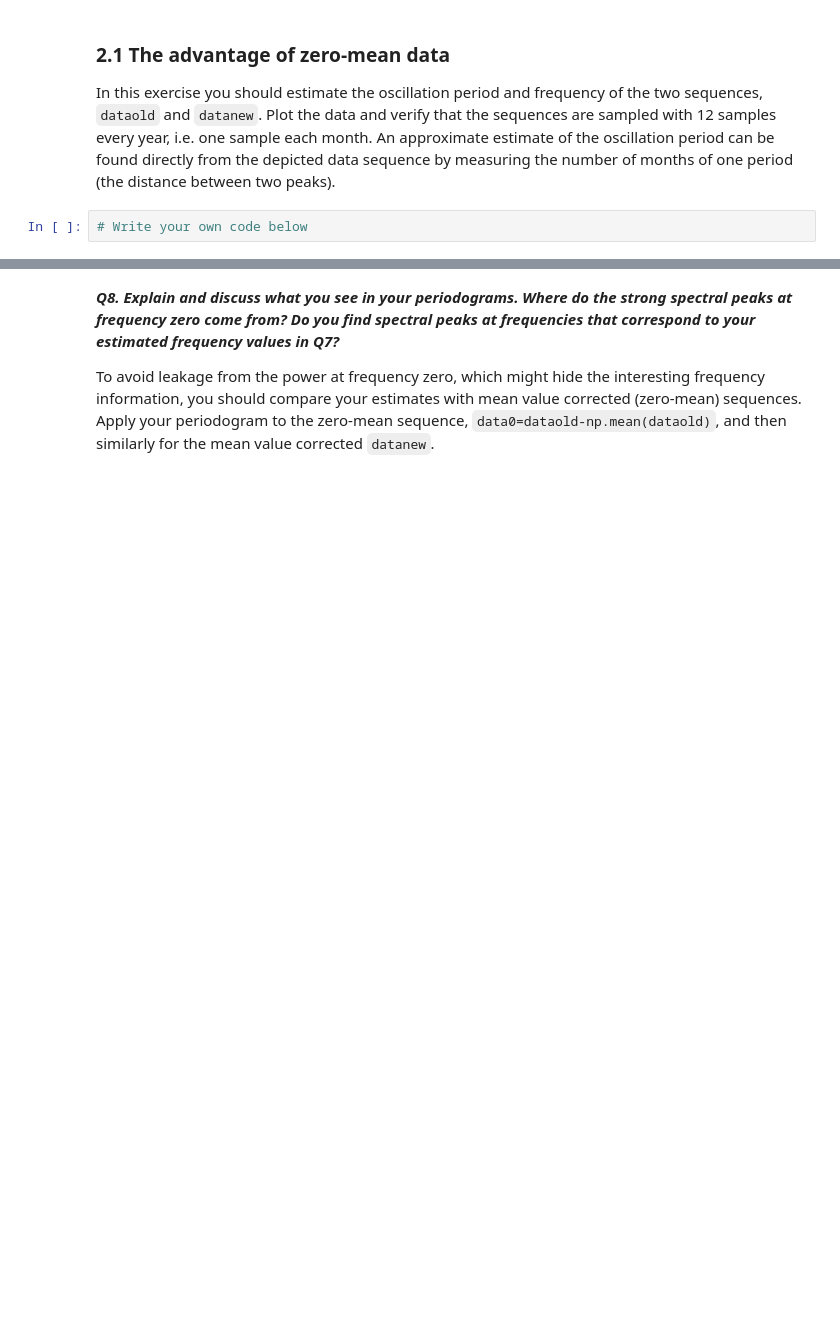
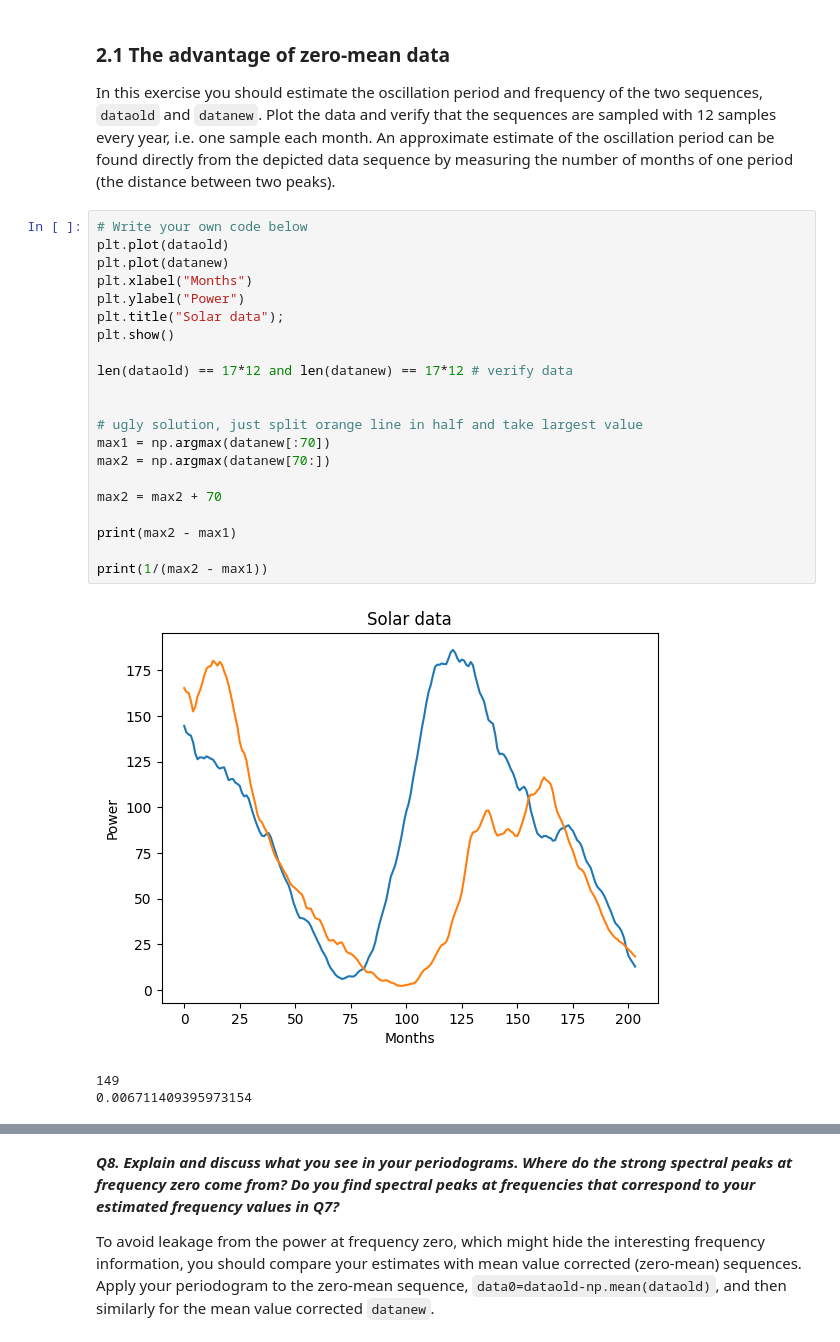
Before and after one commit to axellangenskiold/fmsf10, a Jupyter notebook: pythonLab3.ipynb, the cells around one changed output, grey strips where cells are left out. Drawn from its saved outputs; the diff is of its cells as text; blank space fills up the shorter version.

```diff
--- a/pythonLab3.ipynb
+++ b/pythonLab3.ipynb
@@ -300,7 +305,30 @@ The data set in the figure below is found at the Sunspot Index and Long-term Sol
 # %% [markdown]
 ### 2.1 The advantage of zero-mean data
 In this exercise you should estimate the oscillation period and frequency of the two sequences, `dataold` and `datanew`. Plot the data and verify that the sequences are sampled with  12 samples every year, i.e. one sample each month. An approximate estimate of the oscillation period can be found directly from the depicted data sequence by measuring the number of months of one period (the distance between two peaks).
-# %%
-# Write your own code below
+# %%
+# Write your own code below
+plt.plot(dataold)
+plt.plot(datanew)
+plt.xlabel("Months")
+plt.ylabel("Power")
+plt.title("Solar data");
+plt.show()
+
+len(dataold) == 17*12 and len(datanew) == 17*12 # verify data
+
+
+# ugly solution, just split orange line in half and take largest value
+max1 = np.argmax(datanew[:70])
+max2 = np.argmax(datanew[70:])
+
+max2 = max2 + 70
+
+print(max2 - max1)
+
+print(1/(max2 - max1))
+# %% [output]
+[figure, added]
+149
+0.006711409395973154
 # %% [markdown]
 ***Q7. Which are the main oscillation periods of the two data sequences, expressed in months? Also calculate the corresponding frequency value i.e. one over the oscillation period.***
```
Also changed, not shown: parts of 4 cells of this notebook.
